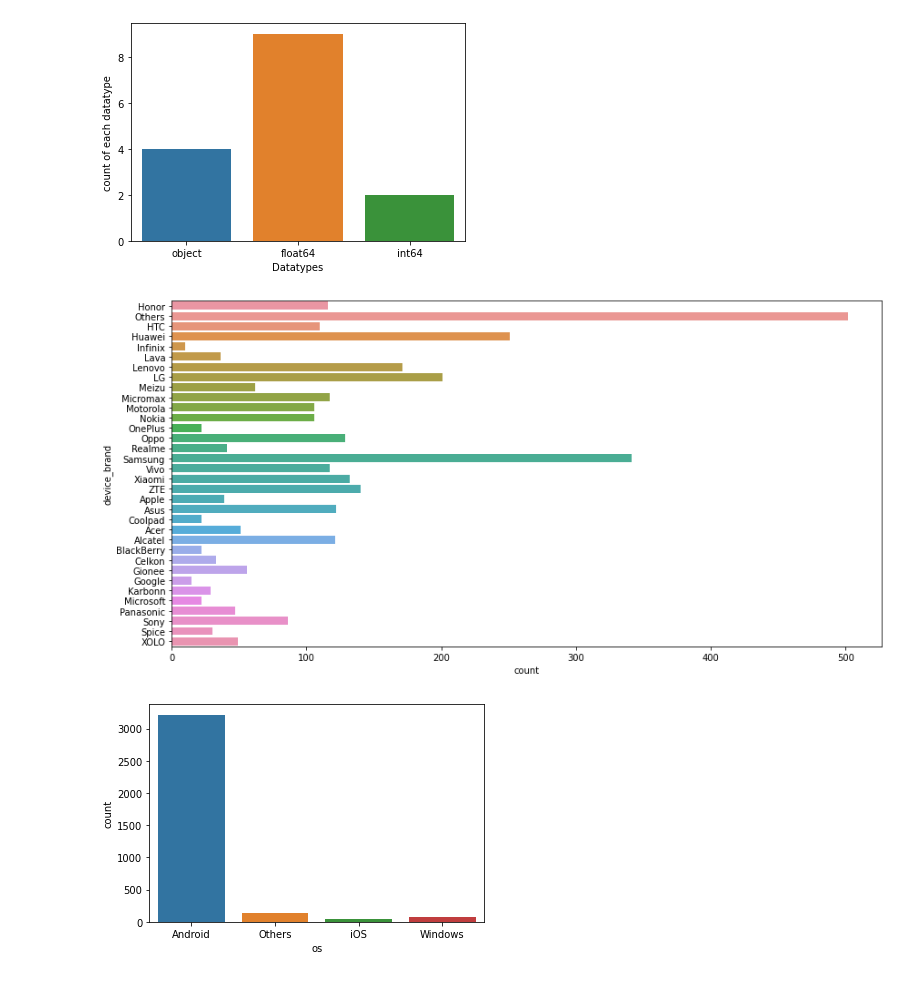
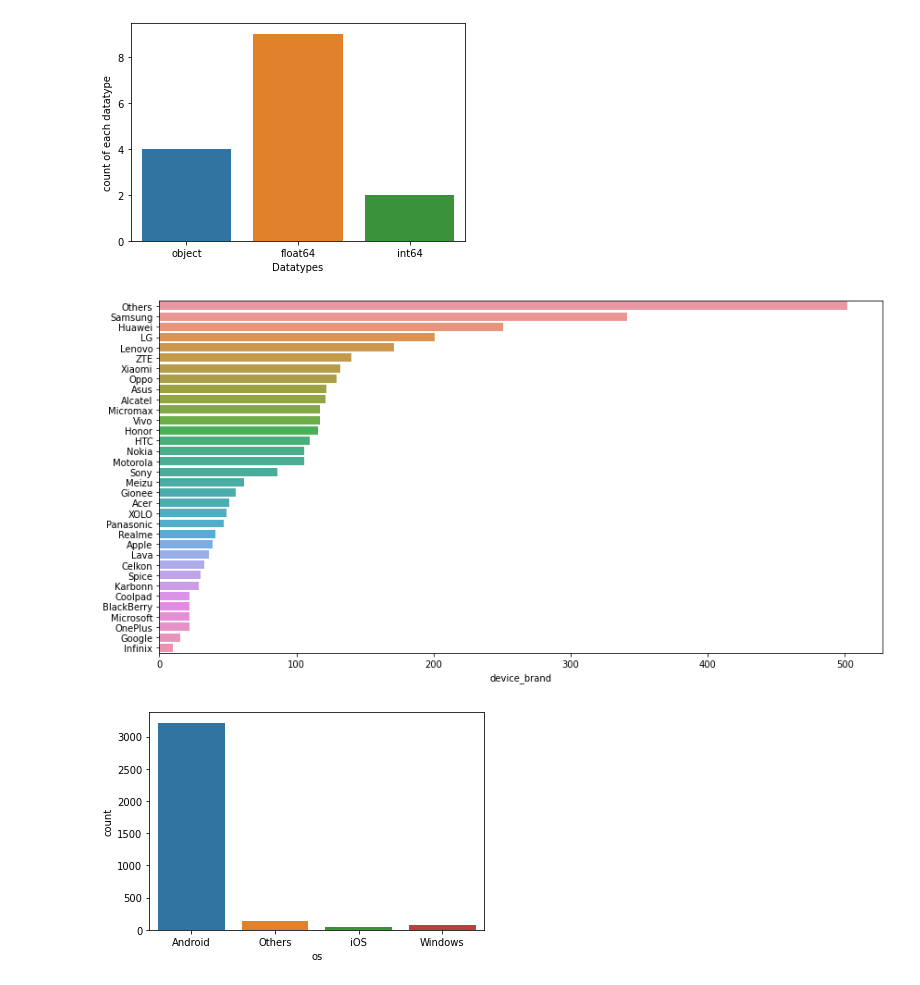
Before and after one commit to AmruthaAN/Amrutha-ml-project, a Jupyter notebook: used_device_project.ipynb, the cells around one changed output. Saved outputs shown, nothing was run; the diff lists cells and outputs as text; code cells hidden in the pictures.

```diff
--- a/used_device_project.ipynb
+++ b/used_device_project.ipynb
@@ -81,10 +85,11 @@ plt.show()
 [figure]
 # %%
 plt.figure(figsize=(14,7))
-sns.countplot(y='device_brand',data=df)
+count=df['device_brand'].value_counts().sort_values(ascending=False)
+sns.barplot(y=count.index,x=count)
 plt.show()
 # %% [output]
-[figure, old version]
+[figure, new version]
 # %%
 sns.countplot('os',data=df)
 plt.show()
```
Also changed, not shown: parts of 1 cell of this notebook.
